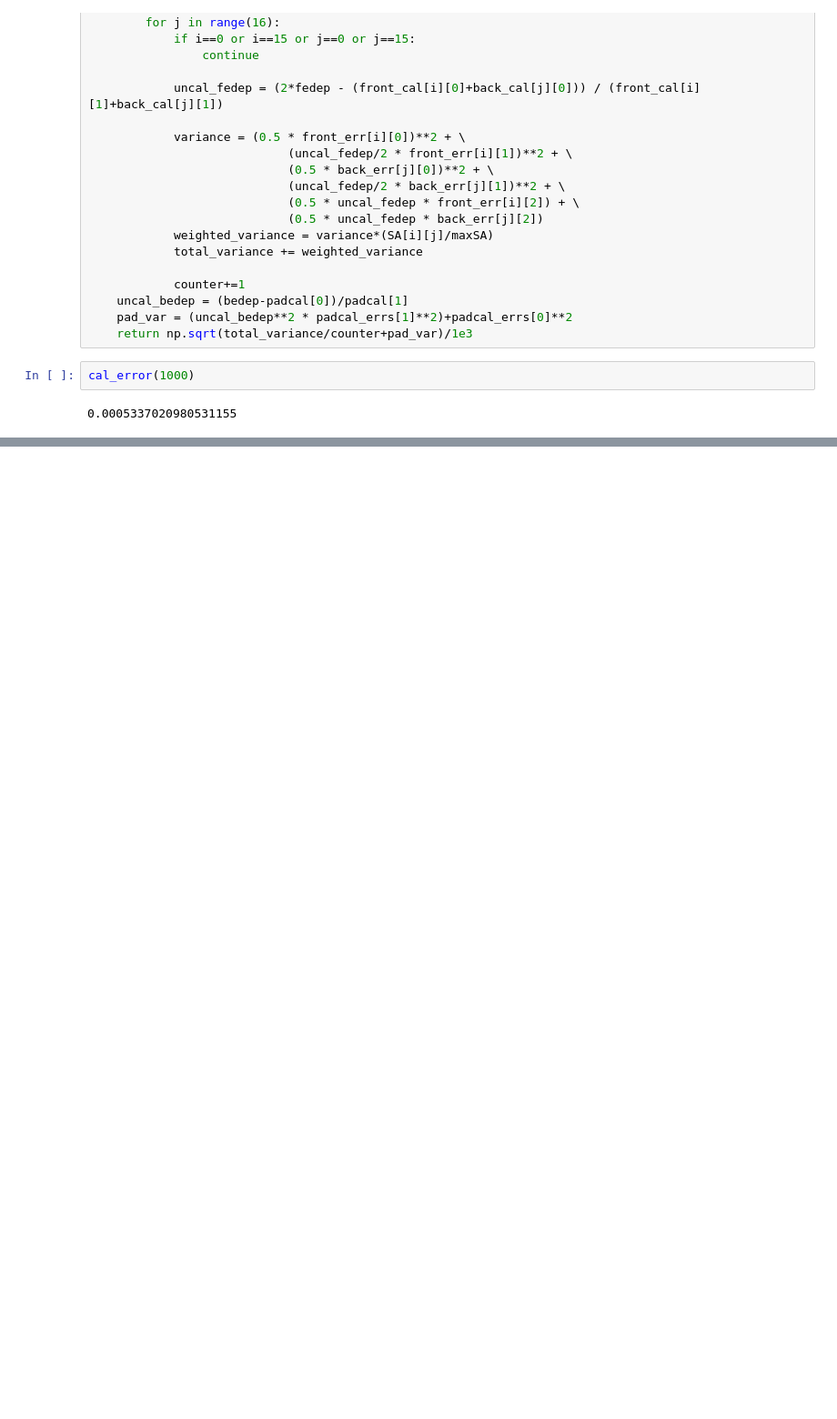
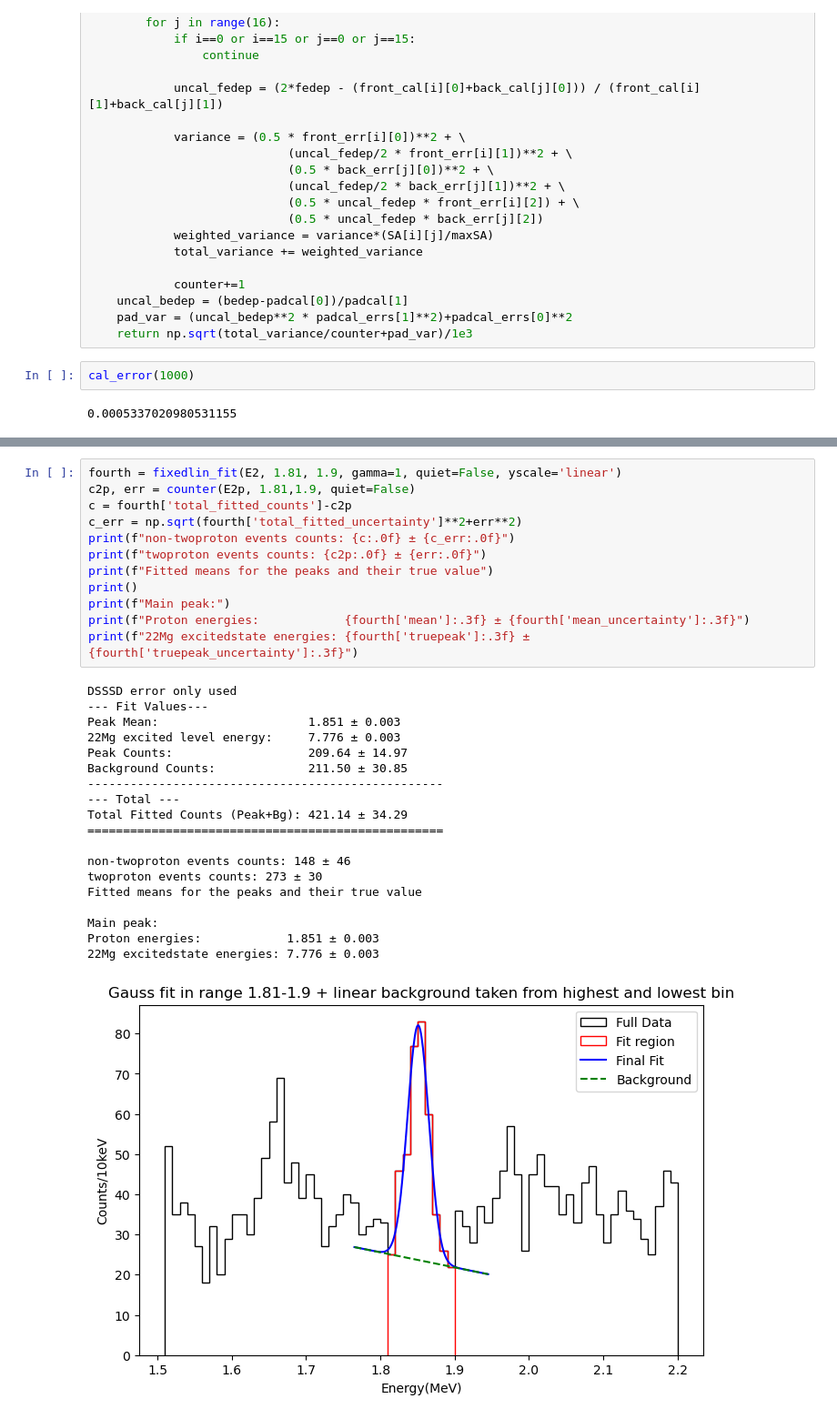
Before and after one commit to phaue/Masters, a Jupyter notebook: analysis/python/PeakEstimation/Fits_id1_sub2p.ipynb, the cells around one changed output, grey strips where cells are left out. Shown at 91% size. Saved outputs shown, nothing was run; the diff lists cells and outputs as text; blank space fills up the shorter version.

```diff
--- a/analysis/python/PeakEstimation/Fits_id1_sub2p.ipynb
+++ b/analysis/python/PeakEstimation/Fits_id1_sub2p.ipynb
@@ -624,0 +628,32 @@ Total Fitted Counts (Peak+Bg): 412.27 ± 17710856.22
+# %%
+fourth = fixedlin_fit(E2, 1.81, 1.9, gamma=1, quiet=False, yscale='linear')
+c2p, err = counter(E2p, 1.81,1.9, quiet=False)
+c = fourth['total_fitted_counts']-c2p
+c_err = np.sqrt(fourth['total_fitted_uncertainty']**2+err**2)
+print(f"non-twoproton events counts: {c:.0f} ± {c_err:.0f}")
+print(f"twoproton events counts: {c2p:.0f} ± {err:.0f}")
+print(f"Fitted means for the peaks and their true value")
+print()
+print(f"Main peak:")
+print(f"Proton energies:            {fourth['mean']:.3f} ± {fourth['mean_uncertainty']:.3f}")
+print(f"22Mg excitedstate energies: {fourth['truepeak']:.3f} ± {fourth['truepeak_uncertainty']:.3f}")
+# %% [output]
+DSSSD error only used
+--- Fit Values---
+Peak Mean:                     1.851 ± 0.003
+22Mg excited level energy:     7.776 ± 0.003
+Peak Counts:                   209.64 ± 14.97
+Background Counts:             211.50 ± 30.85
+--------------------------------------------------
+--- Total ---
+Total Fitted Counts (Peak+Bg): 421.14 ± 34.29
+==================================================
+
+non-twoproton events counts: 148 ± 46
+twoproton events counts: 273 ± 30
+Fitted means for the peaks and their true value
+
+Main peak:
+Proton energies:            1.851 ± 0.003
+22Mg excitedstate energies: 7.776 ± 0.003
+[figure, added]
```
Also changed, not shown: parts of 9 cells of this notebook, 15 other files.
